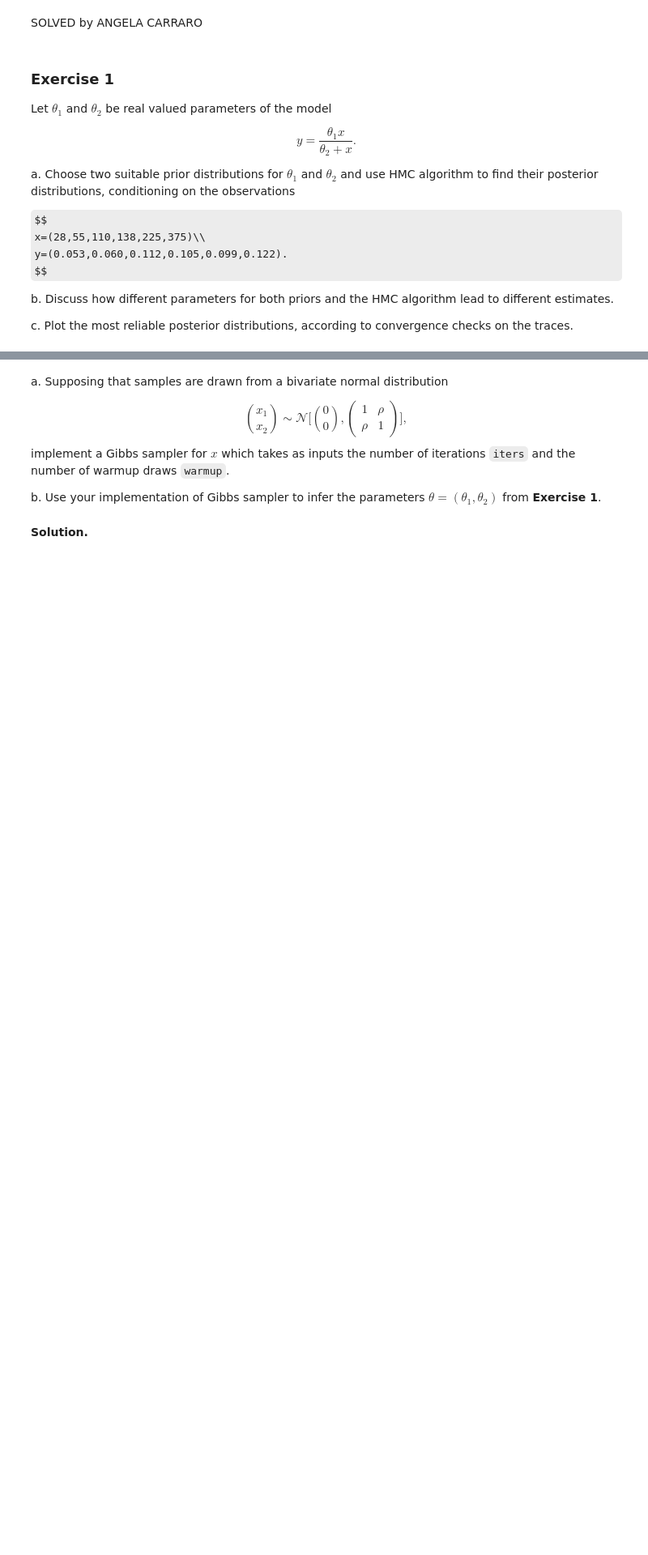
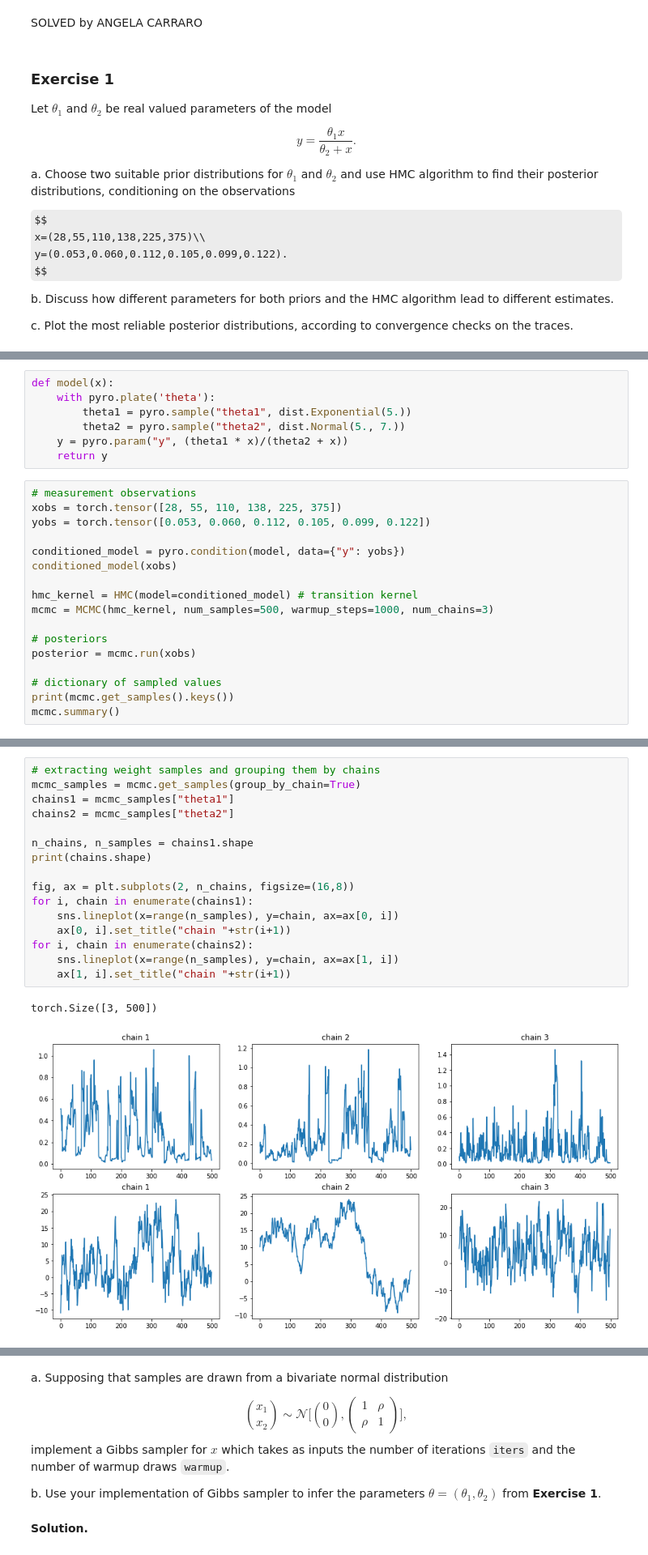
Before and after one commit to AngieC96/statistical-machine-learning, a Jupyter notebook: homeworks/homework_04_SOLVED.ipynb, the cells around one changed output, grey strips where cells are left out. Shown: that part at 81% size. Drawn from its saved outputs; the diff is of its cells as text; some formulas as TeX source; blank space fills up the shorter version.

```diff
--- a/homeworks/homework_04_SOLVED.ipynb
+++ b/homeworks/homework_04_SOLVED.ipynb
@@ -25,0 +46,24 @@ c. Plot the most reliable posterior distributions, according to convergence chec
+# %%
+def model(x):
+    with pyro.plate('theta'):
+        theta1 = pyro.sample("theta1", dist.Exponential(5.))
+        theta2 = pyro.sample("theta2", dist.Normal(5., 7.))
+    y = pyro.param("y", (theta1 * x)/(theta2 + x))
+    return y
+# %%
+# measurement observations
+xobs = torch.tensor([28, 55, 110, 138, 225, 375])
+yobs = torch.tensor([0.053, 0.060, 0.112, 0.105, 0.099, 0.122])
+
+conditioned_model = pyro.condition(model, data={"y": yobs})
+conditioned_model(xobs)
+
+hmc_kernel = HMC(model=conditioned_model) # transition kernel
+mcmc = MCMC(hmc_kernel, num_samples=500, warmup_steps=1000, num_chains=3)
+
+# posteriors
+posterior = mcmc.run(xobs)
+
+# dictionary of sampled values
+print(mcmc.get_samples().keys())
+mcmc.summary()
@@ -25,0 +82,19 @@ c. Plot the most reliable posterior distributions, according to convergence chec
+# %%
+# extracting weight samples and grouping them by chains
+mcmc_samples = mcmc.get_samples(group_by_chain=True)
+chains1 = mcmc_samples["theta1"]
+chains2 = mcmc_samples["theta2"]
+
+n_chains, n_samples = chains1.shape
+print(chains.shape)
+
+fig, ax = plt.subplots(2, n_chains, figsize=(16,8))
+for i, chain in enumerate(chains1):
+    sns.lineplot(x=range(n_samples), y=chain, ax=ax[0, i])
+    ax[0, i].set_title("chain "+str(i+1))
+for i, chain in enumerate(chains2):
+    sns.lineplot(x=range(n_samples), y=chain, ax=ax[1, i])
+    ax[1, i].set_title("chain "+str(i+1))
+# %% [output]
+torch.Size([3, 500])
+[figure, added]
```
Also changed, not shown: parts of 12 cells of this notebook, 1 other file.
